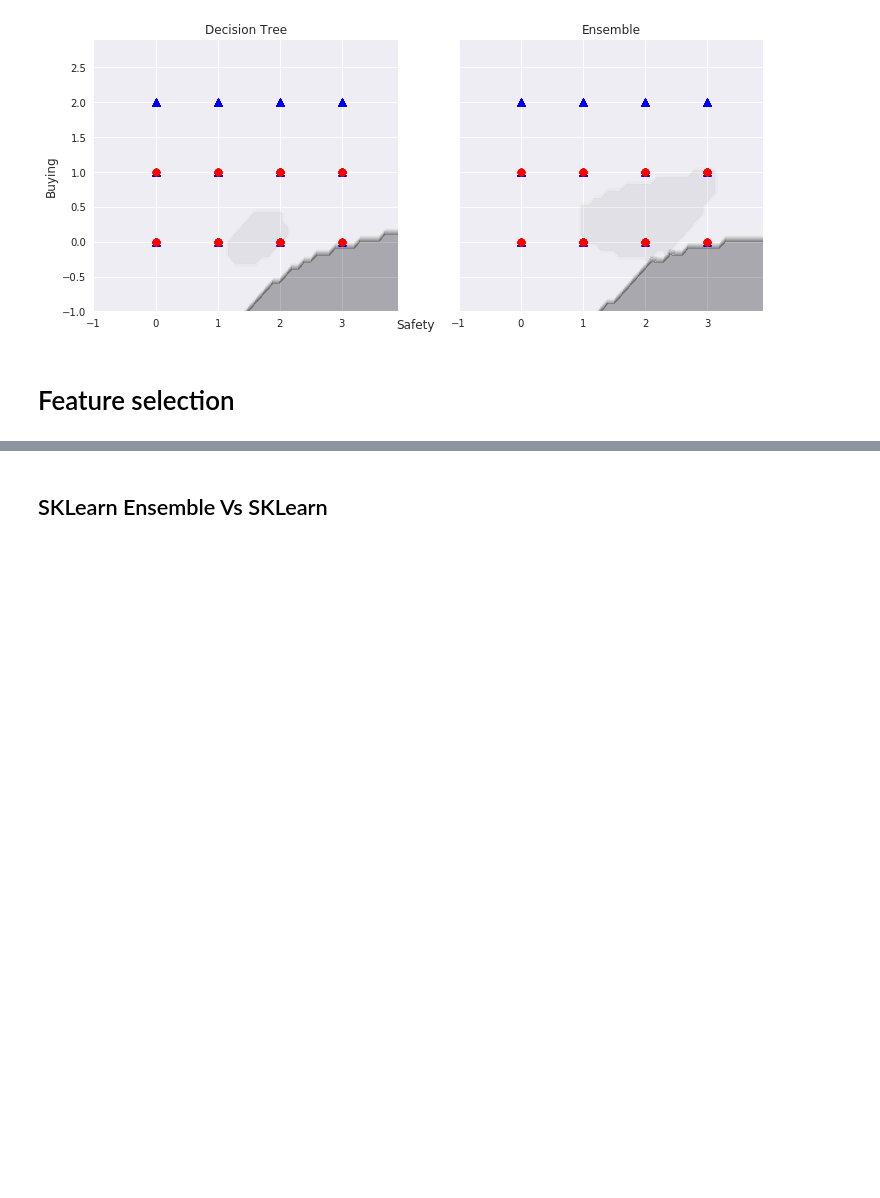
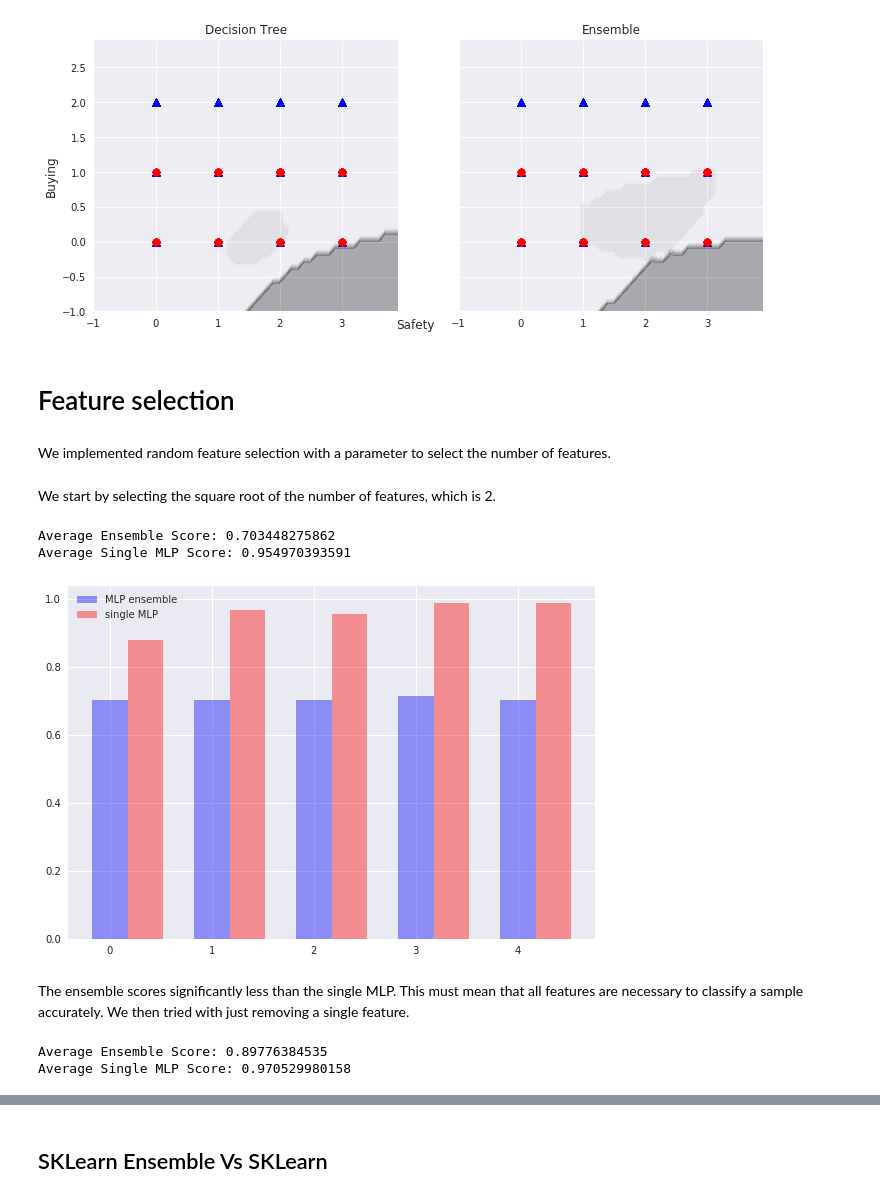
Before and after one commit to LukeWood/LightningMcQueenClassification, a Jupyter notebook: Lab6-Main.ipynb, the cells around one changed output, grey strips where cells are left out. Cells and saved outputs as stored; diff of their text form; code cells hidden in the pictures; blank space fills up the shorter version.

Commit message:
add feature selection comparisoin

```diff
--- a/Lab6-Main.ipynb
+++ b/Lab6-Main.ipynb
@@ -458,6 +458,8 @@ plt.show()
 [figure]
 # %% [markdown]
 # Feature selection
+# %% [markdown]
+We implemented random feature selection with a parameter to select the number of features.
 # %%
 class MLPEnsembleRandomFeatures():
     def __init__(self, n_classifiers=1, n_samples=1.0, n_features=6, clf_args={}):
@@ -500,6 +500,43 @@ class MLPEnsembleRandomFeatures():
             in zip(self.classifiers_,self.feature_indices)])
         avg_proba = np.average(probas, axis=0)
         return avg_proba
+# %% [markdown]
+We start by selecting the square root of the number of features, which is 2.
+# %%
+ensemble = MLPEnsembleRandomFeatures(n_classifiers=5, n_samples=1, n_features=2)
+mlp = MLPClassifier()
+
+cv = StratifiedShuffleSplit(n_splits=5, test_size=0.05)
+my_scorer = make_scorer(_score, weight_matrix=weights)
+_score = score_wrapper(weighted_recall_score)
+my_scorer = make_scorer(_score, weight_matrix=weights)
+
+ensemble_scores = []
+mlp_scores = []
+
+for train_index, test_index in cv.split(X, y):
+    X_train, X_test = X[train_index], X[test_index]
+    y_train, y_test = y[train_index], y[test_index]
+
+    ensemble.fit(X_train, y_train)
+    y_hat = ensemble.predict(X_test)
+    ensemble_scores.append(weighted_recall_score(y_test, y_hat, weight_matrix=weights))
+
+    mlp.fit(X_train, y_train)
+    y_hat = mlp.predict(X_test)
+    mlp_scores.append(weighted_recall_score(y_test, y_hat, weight_matrix=weights))
+
+print("Average Ensemble Score:",np.average(ensemble_scores))
+print("Average Single MLP Score:",np.average(mlp_scores))
+# %% [output]
+Average Ensemble Score: 0.703448275862
+Average Single MLP Score: 0.954970393591
+# %%
+plot_side_by_side(ensemble_scores, mlp_scores, 'MLP ensemble', 'single MLP')
+# %% [output]
+[figure, added]
+# %% [markdown]
+The ensemble scores significantly less than the single MLP. This must mean that all features are necessary to classify a sample accurately. We then tried with just removing a single feature.
 # %%
 ensemble = MLPEnsembleRandomFeatures(n_classifiers=5, n_samples=1, n_features=5)
 mlp = MLPClassifier()
@@ -526,5 +563,8 @@ for train_index, test_index in cv.split(X, y):
 
 print("Average Ensemble Score:",np.average(ensemble_scores))
 print("Average Single MLP Score:",np.average(mlp_scores))
+# %% [output]
+Average Ensemble Score: 0.89776384535
+Average Single MLP Score: 0.970529980158
 # %%
 plot_side_by_side(ensemble_scores, mlp_scores, 'MLP ensemble', 'single MLP')
```
Also changed, not shown: parts of 7 cells of this notebook.
